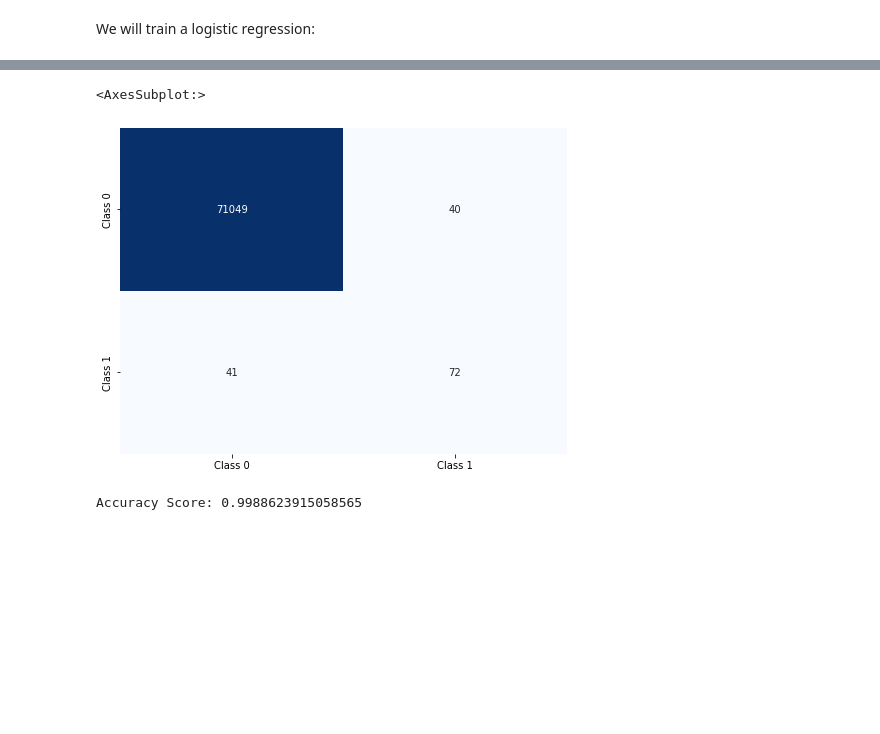
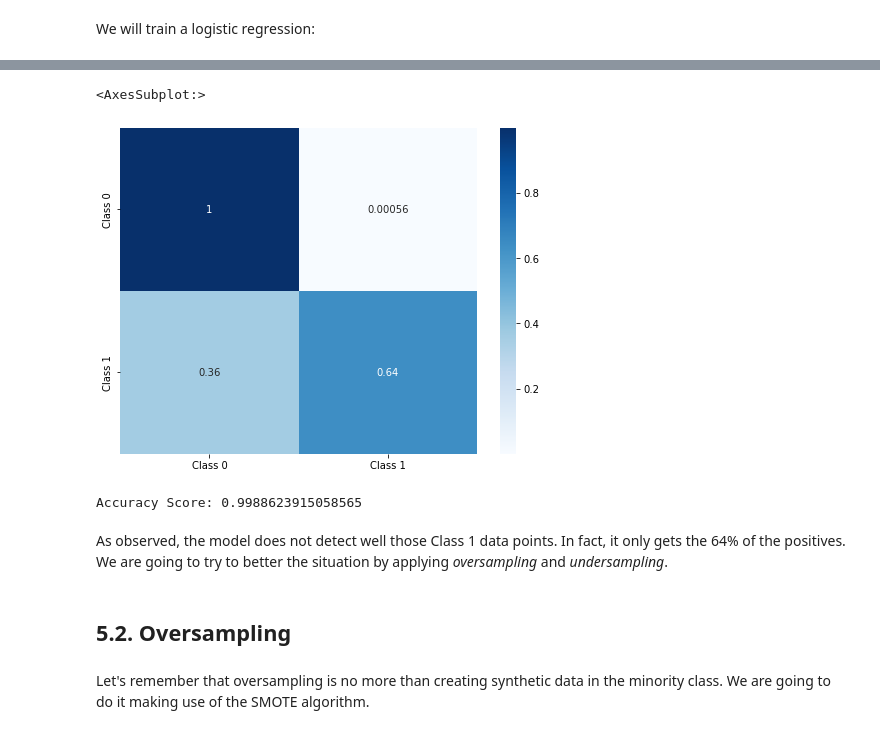
Before and after one commit to aitorlarrinoa/data-science-concepts, a Jupyter notebook: notebooks/02_imbalance_problems.ipynb, the cells around one changed output, grey strips where cells are left out. Saved outputs shown, nothing was run; the diff lists cells and outputs as text; code cells hidden in the pictures; blank space fills up the shorter version.

```diff
--- a/notebooks/02_imbalance_problems.ipynb
+++ b/notebooks/02_imbalance_problems.ipynb
@@ -121,13 +112,19 @@ LogisticRegression()
 # %%
 y_pred = model.predict(X_test)
 # %%
-cm = confusion_matrix(y_test, y_pred)
+cm = confusion_matrix(y_test, y_pred, normalize="true")
 plt.figure(figsize=(8, 6))
-sns.heatmap(cm, annot=True, fmt='d', cmap='Blues', xticklabels=['Class 0', 'Class 1'], yticklabels=['Class 0', 'Class 1'], cbar=False)
+sns.heatmap(cm, annot=True, cmap='Blues', xticklabels=['Class 0', 'Class 1'], yticklabels=['Class 0', 'Class 1'])
 # %% [output]
 <AxesSubplot:>
-[figure, old version]
+[figure, new version]
 # %%
 print("\nAccuracy Score:", accuracy_score(y_test, y_pred))
 # %% [output]
 Accuracy Score: 0.9988623915058565
+# %% [markdown]
+As observed, the model does not detect well those Class 1 data points. In fact, it only gets the 64% of the positives. We are going to try to better the situation by applying *oversampling* and *undersampling*.
+# %% [markdown]
+## 5.2. Oversampling
+# %% [markdown]
+Let's remember that oversampling is no more than creating synthetic data in the minority class. We are going to do it making use of the SMOTE algorithm.
```
Also changed, not shown: parts of 26 cells of this notebook.
